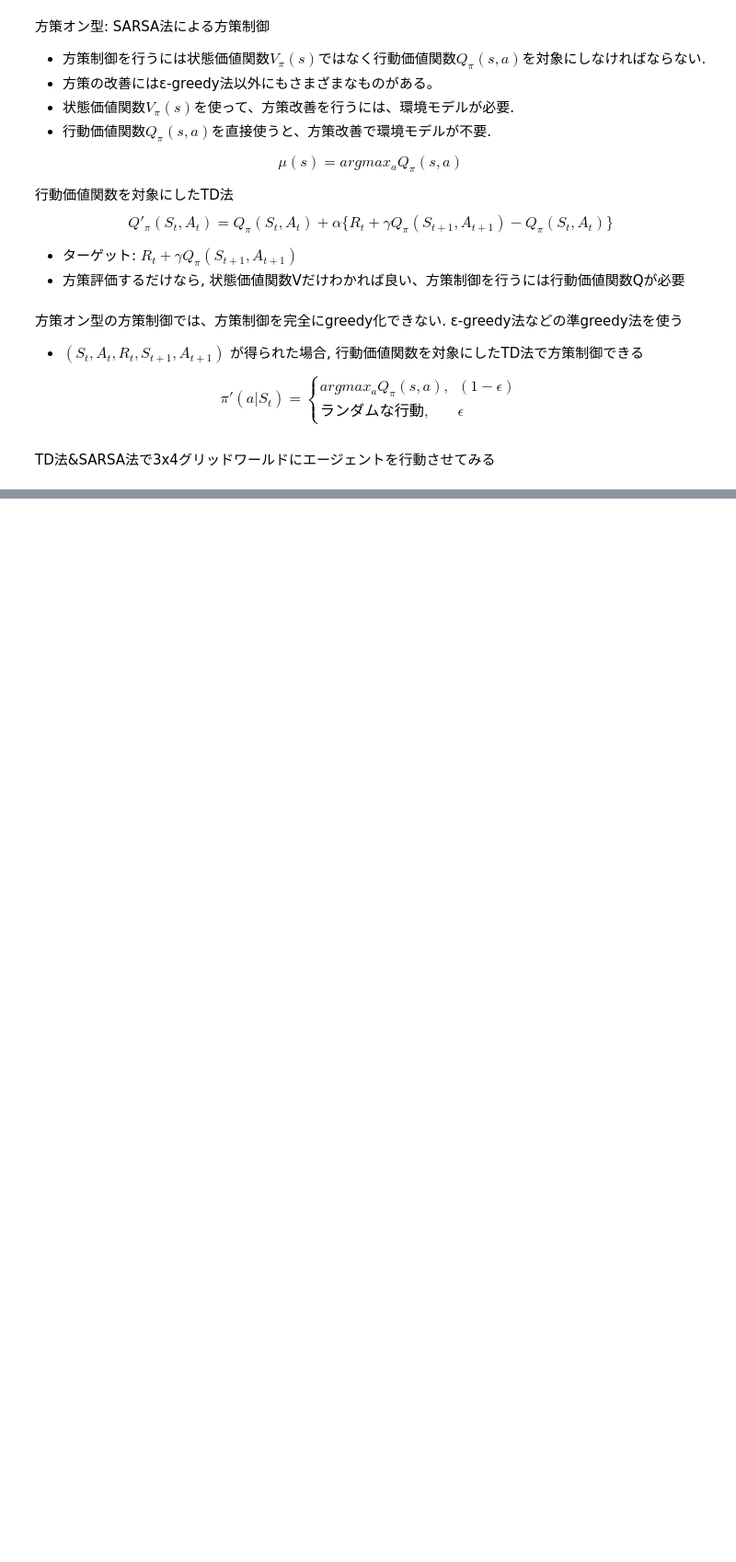
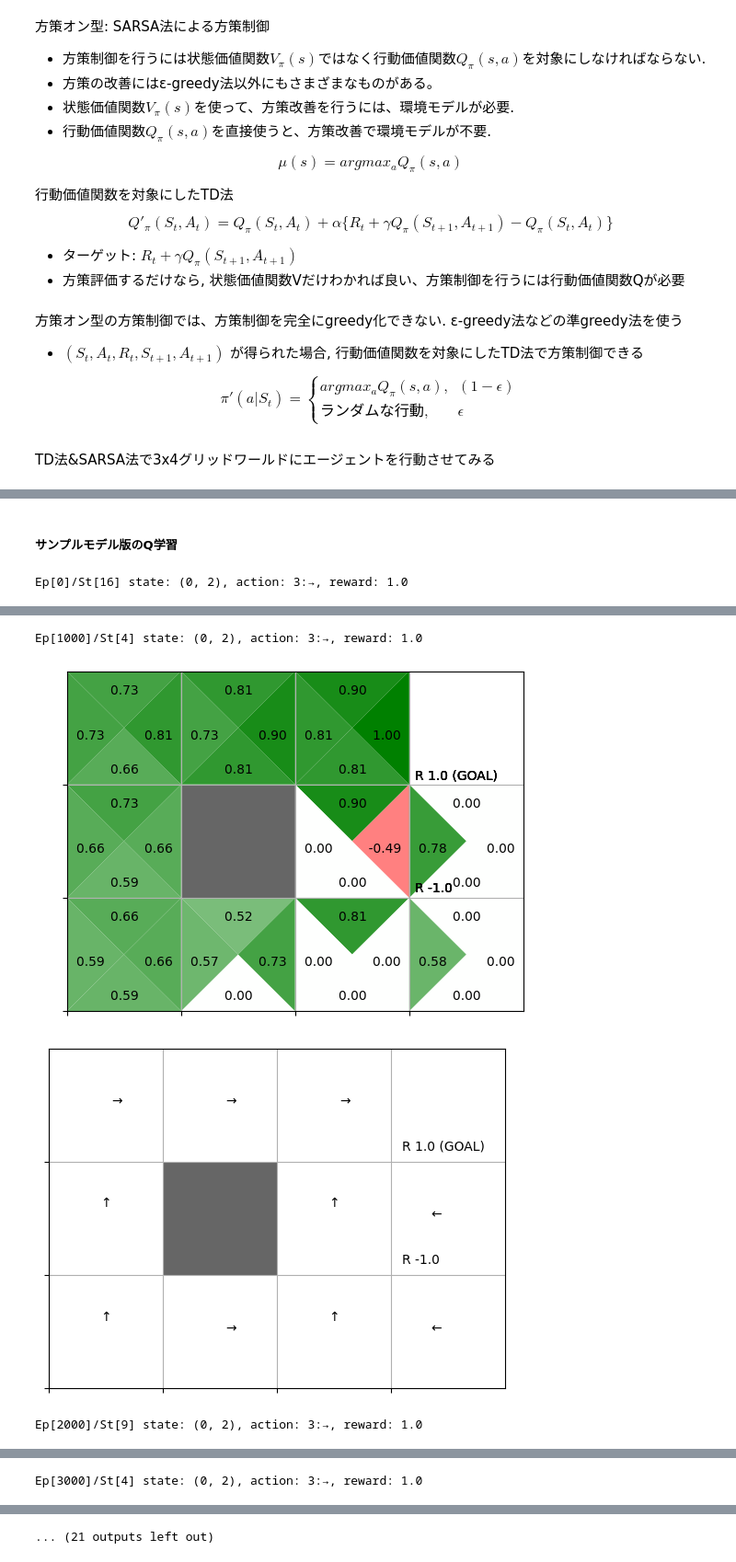
Before and after one commit to inoueshinichi/Book_ZeroDeepLearning4, a Jupyter notebook: td.ipynb, the cells around one changed output, grey strips where cells are left out. Shown at 92% size. Cells and saved outputs as stored; diff of their text form; code cells hidden in the pictures; blank space fills up the shorter version.

```diff
--- a/td.ipynb
+++ b/td.ipynb
@@ -517,0 +830,2 @@ Ep[3000]/St[4] state: (0, 2), action: 3:→, reward: 1.0
+# %% [markdown]
+##### サンプルモデル版のQ学習
@@ -517,0 +949,32 @@ Ep[3000]/St[4] state: (0, 2), action: 3:→, reward: 1.0
+# %%
+env = GridWorld()
+agent = QLearningAgent()
+
+episodes = 10000
+for episode in range(episodes):
+    state = env.reset()
+    step = 0
+
+    while True:
+        action = agent.get_action(state)
+        next_state, reward, done = env.step(action)
+
+        agent.update(state, action, reward, next_state, done) # 毎回呼ぶ(DP法と同じ)
+
+        if done:
+            break
+
+        # 決定論的状態遷移
+        state = next_state
+
+        step += 1
+
+    if episode % 1000 == 0:
+        print(f"Ep[{episode}]/St[{step}] state: {state}, action: {action}:{move(action)}, reward: {reward}")
+        env.render_q(agent.Q)
+
+# TD法による方策評価の結果
+print('Result of eval Q-map (Q-Learning with Sampling model)')
+env.render_q(agent.Q)
+# %% [output]
+Ep[0]/St[16] state: (0, 2), action: 3:→, reward: 1.0
@@ -517,0 +983,4 @@ Ep[3000]/St[4] state: (0, 2), action: 3:→, reward: 1.0
+Ep[1000]/St[4] state: (0, 2), action: 3:→, reward: 1.0
+[figure, added]
+[figure, added]
+Ep[2000]/St[9] state: (0, 2), action: 3:→, reward: 1.0
@@ -517,0 +989 @@ Ep[3000]/St[4] state: (0, 2), action: 3:→, reward: 1.0
+Ep[3000]/St[4] state: (0, 2), action: 3:→, reward: 1.0
@@ -517,0 +992 @@ Ep[3000]/St[4] state: (0, 2), action: 3:→, reward: 1.0
+... (21 outputs left out)
```
Also changed, not shown: parts of 19 cells of this notebook, 2 other files.
